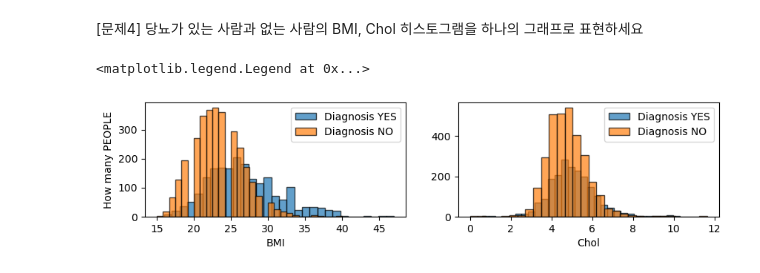
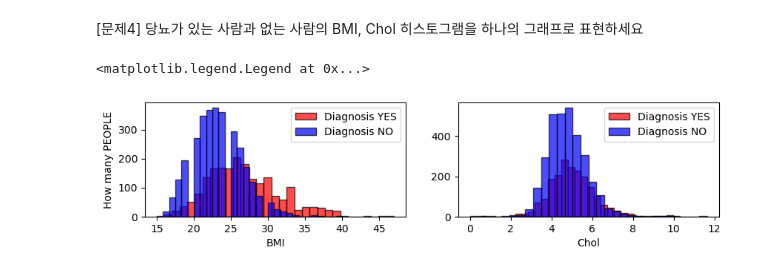
Before and after one commit to yeseuly/Python-palette, a Jupyter notebook: homework/hw3/submit/hw3_YEPBABE.ipynb, the cells around one changed output. Saved outputs shown, nothing was run; the diff lists cells and outputs as text; code cells hidden in the pictures.

```diff
--- a/homework/hw3/submit/hw3_YEPBABE.ipynb
+++ b/homework/hw3/submit/hw3_YEPBABE.ipynb
@@ -91,17 +91,17 @@ plt.legend(loc='upper right')
 # %%
 plt.figure(figsize=(10,2))
 plt.subplot(1,2,1)
-a1 = plt.hist(data_Diagnosis1['BMI'], density=False, bins=30, alpha=0.7, edgecolor='black',label='Diagnosis YES')
-a0 = plt.hist(data_Diagnosis0['BMI'], density=False, bins=30, alpha=0.7, edgecolor='black',label='Diagnosis NO')
+a1 = plt.hist(data_Diagnosis1['BMI'], density=False, bins=30, color='r', alpha=0.7, edgecolor='black', label='Diagnosis YES')
+a0 = plt.hist(data_Diagnosis0['BMI'], density=False, bins=30, color='b', alpha=0.7, edgecolor='black', label='Diagnosis NO')
 plt.xlabel('BMI')
 plt.ylabel('How many PEOPLE')
 plt.legend()
 
 plt.subplot(1,2,2)
-b1 = plt.hist(data_Diagnosis1['Chol'], density=False, bins=30, alpha=0.7, edgecolor='black',label='Diagnosis YES')
-b0 = plt.hist(data_Diagnosis0['Chol'], density=False, bins=30, alpha=0.7, edgecolor='black',label='Diagnosis NO')
+b1 = plt.hist(data_Diagnosis1['Chol'], density=False, bins=30, color='r', alpha=0.7, edgecolor='black', label='Diagnosis YES')
+b0 = plt.hist(data_Diagnosis0['Chol'], density=False, bins=30, color='b', alpha=0.7, edgecolor='black', label='Diagnosis NO')
 plt.xlabel('Chol')
 plt.legend()
 # %% [output]
 <matplotlib.legend.Legend at 0x...>
-[figure, old version]
+[figure, new version]
```
